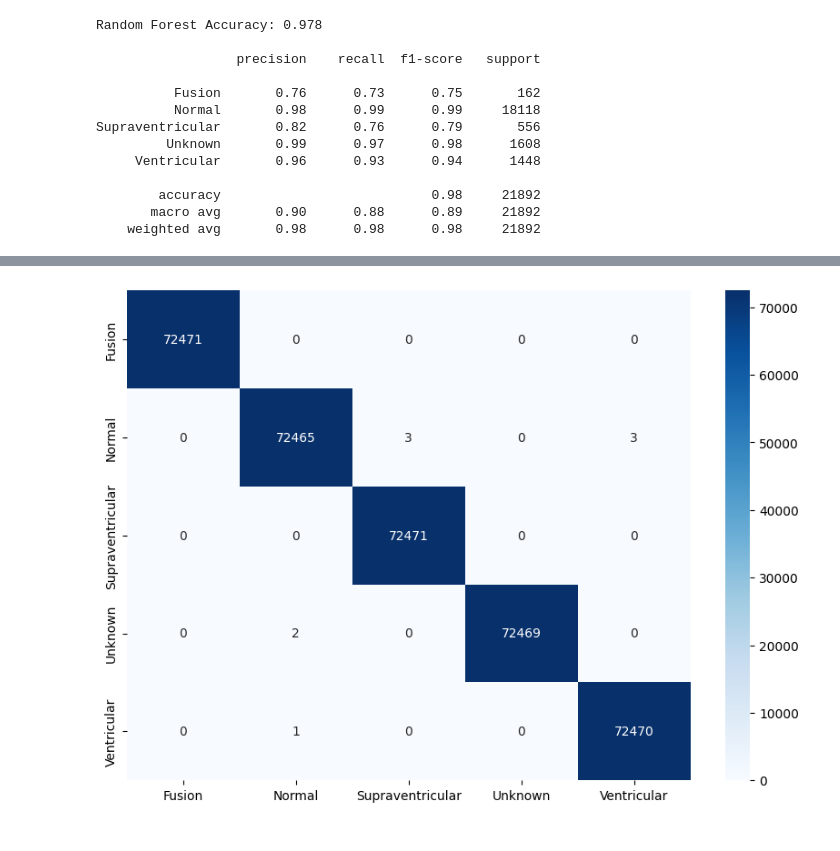
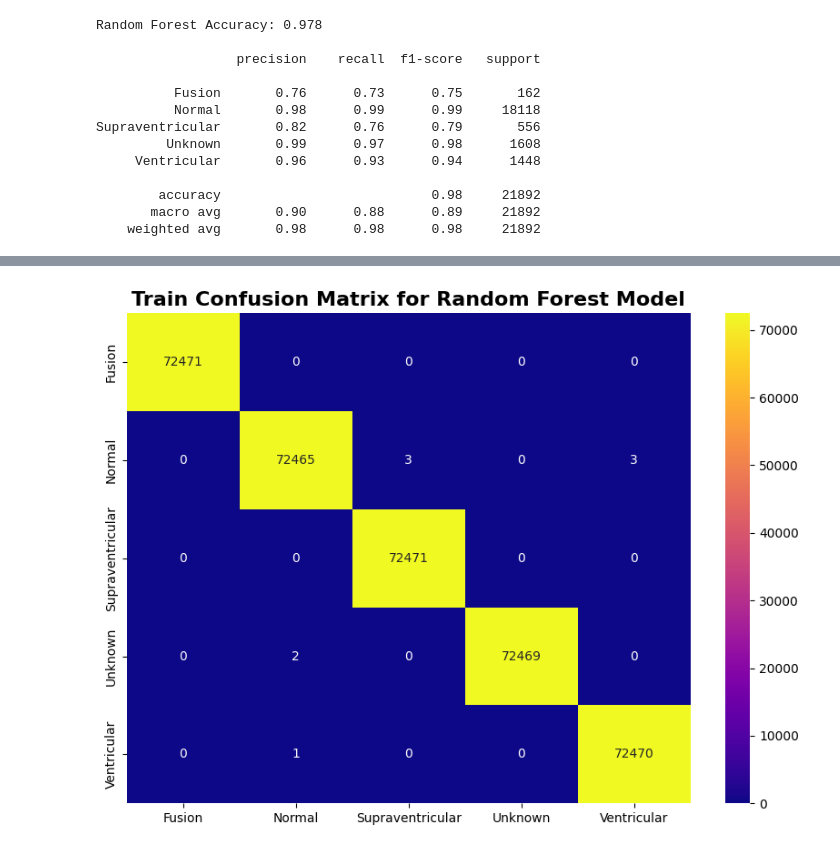
Before and after one commit to DejusDevspace/heart-condition-prediction-from-ecg-readings, a Jupyter notebook: modelling.ipynb, the cells around one changed output, grey strips where cells are left out. Saved outputs shown, nothing was run; the diff lists cells and outputs as text; code cells hidden in the pictures.

```diff
--- a/modelling.ipynb
+++ b/modelling.ipynb
@@ -101,7 +122,7 @@ import pickle
 # %%
 # Encoding the labels
 encoder = LabelEncoder()
-y_train = encoder.fit_transform(y_train)
+y_train_resampled = encoder.fit_transform(y_train_resampled)
 y_test = encoder.transform(y_test)
 # %%
 # Checking the encoded labels
@@ -123,6 +146,6 @@ with open("encoders/label_encoder.pkl", "wb") as f:
 # %%
 model = LogisticRegression(max_iter=1000)
-model.fit(X_train, y_train)
+model.fit(X_train_resampled, y_train_resampled)
 # %% [output]
 LogisticRegression(max_iter=1000)
 # %% [markdown]
@@ -175,7 +212,7 @@ plt.show()
 from sklearn.tree import DecisionTreeClassifier
 # %%
 dtree = DecisionTreeClassifier(criterion="entropy", random_state=42)
-dtree.fit(X_train, y_train)
+dtree.fit(X_train_resampled, y_train_resampled)
 # %% [output]
 DecisionTreeClassifier(criterion='entropy', random_state=42)
 # %% [markdown]
@@ -221,7 +274,7 @@ plt.show()
 from sklearn.ensemble import RandomForestClassifier
 # %%
 rfc = RandomForestClassifier(n_estimators=15, random_state=42)
-rfc.fit(X_train, y_train)
+rfc.fit(X_train_resampled, y_train_resampled)
 # %% [output]
 RandomForestClassifier(n_estimators=15, random_state=42)
 # %% [markdown]
@@ -262,8 +317,10 @@ plt.show()
 # %%
 # Confusion matrix for the model predictions
-rfc_tmatrix = confusion_matrix(y_train, rfc.predict(X_train))
+rfc_tmatrix = confusion_matrix(y_train_resampled, rfc.predict(X_train_resampled))
 plt.figure(figsize=(10, 7))
-sns.heatmap(rfc_tmatrix, annot=True, fmt='d', cmap='Blues', xticklabels=encoder.classes_, yticklabels=encoder.classes_)
+sns.heatmap(rfc_tmatrix, annot=True, fmt='d', cmap='plasma', xticklabels=encoder.classes_, yticklabels=encoder.classes_)
+plt.title("Train Confusion Matrix for Random Forest Model", fontsize=16, fontweight="bold")
+plt.savefig("plots/random-forest-train-confusion-matrix.png")
 plt.show()
 # %% [output]
-[figure, old version]
+[figure, new version]
```
Also changed, not shown: parts of 18 cells of this notebook, 13 other files.
